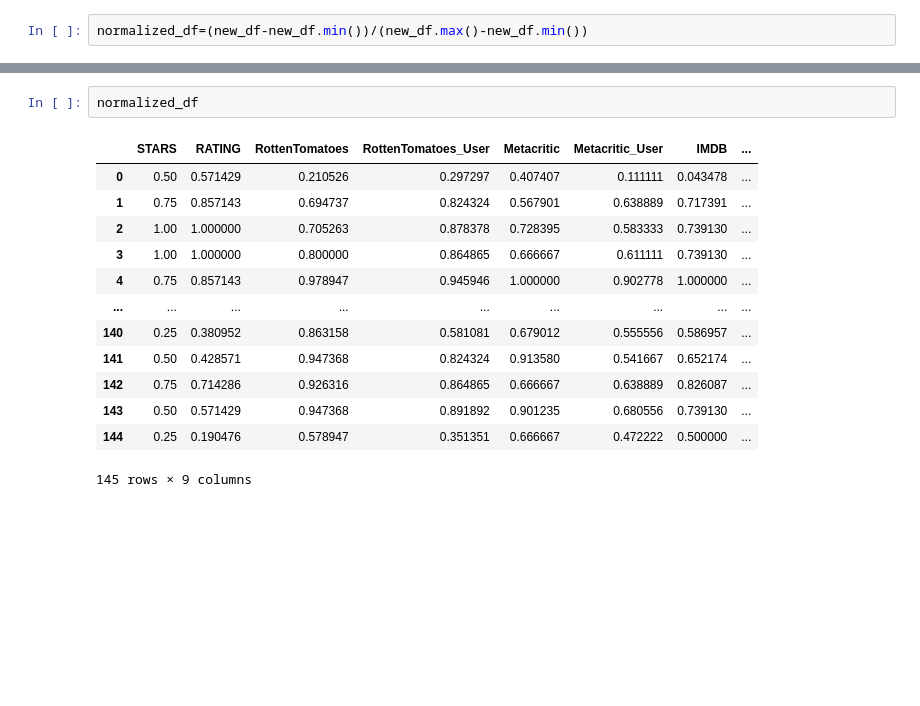
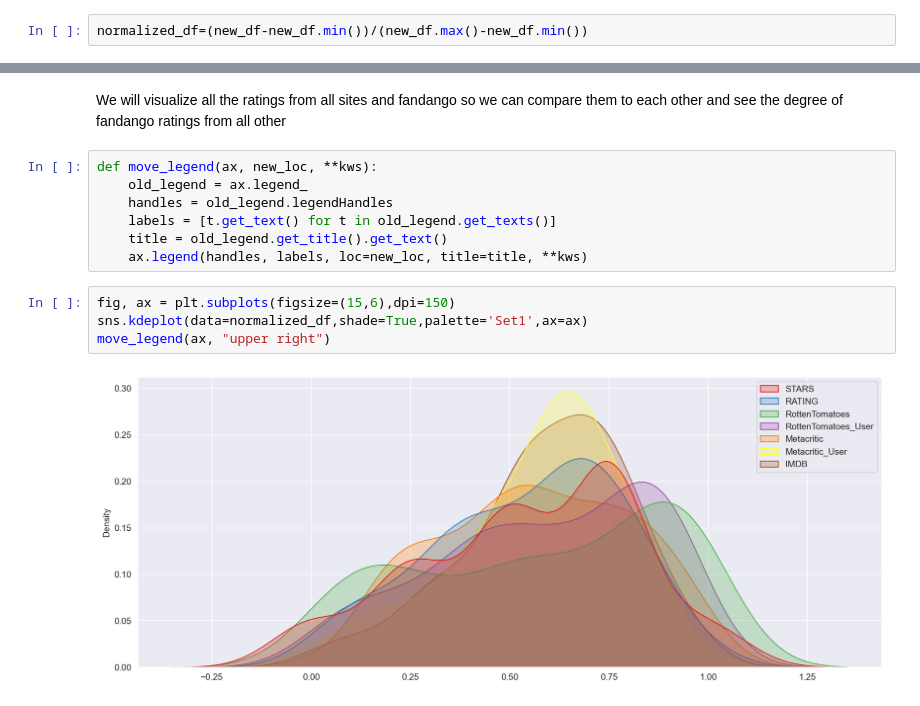
Before and after one commit to DOMINION-JOHN1/data-analysis-of-movie-ratings-bias, a Jupyter notebook: Data Visualization of movie rating.ipynb, the cells around one changed output, grey strips where cells are left out. Drawn from its saved outputs; the diff is of its cells as text; blank space fills up the shorter version.

```diff
--- a/Data Visualization of movie rating.ipynb
+++ b/Data Visualization of movie rating.ipynb
@@ -356,16 +355,15 @@ normalized_df
-# %%
-normalized_df
-# %% [output]
-|  | STARS | RATING | RottenTomatoes | RottenTomatoes_User | Metacritic | Metacritic_User | IMDB | ... |
-| 0 | 0.50 | 0.571429 | 0.210526 | 0.297297 | 0.407407 | 0.111111 | 0.043478 | ... |
-| 1 | 0.75 | 0.857143 | 0.694737 | 0.824324 | 0.567901 | 0.638889 | 0.717391 | ... |
-| 2 | 1.00 | 1.000000 | 0.705263 | 0.878378 | 0.728395 | 0.583333 | 0.739130 | ... |
-| 3 | 1.00 | 1.000000 | 0.800000 | 0.864865 | 0.666667 | 0.611111 | 0.739130 | ... |
-| 4 | 0.75 | 0.857143 | 0.978947 | 0.945946 | 1.000000 | 0.902778 | 1.000000 | ... |
-| ... | ... | ... | ... | ... | ... | ... | ... | ... |
-| 140 | 0.25 | 0.380952 | 0.863158 | 0.581081 | 0.679012 | 0.555556 | 0.586957 | ... |
-| 141 | 0.50 | 0.428571 | 0.947368 | 0.824324 | 0.913580 | 0.541667 | 0.652174 | ... |
-| 142 | 0.75 | 0.714286 | 0.926316 | 0.864865 | 0.666667 | 0.638889 | 0.826087 | ... |
-| 143 | 0.50 | 0.571429 | 0.947368 | 0.891892 | 0.901235 | 0.680556 | 0.739130 | ... |
-| 144 | 0.25 | 0.190476 | 0.578947 | 0.351351 | 0.666667 | 0.472222 | 0.500000 | ... |
-145 rows × 9 columns
+# %% [markdown]
+We will visualize all the ratings from all sites and fandango so we can compare them to each other and see the degree of fandango ratings from all other
+# %%
+def move_legend(ax, new_loc, **kws):
+    old_legend = ax.legend_
+    handles = old_legend.legendHandles
+    labels = [t.get_text() for t in old_legend.get_texts()]
+    title = old_legend.get_title().get_text()
+    ax.legend(handles, labels, loc=new_loc, title=title, **kws)
+# %%
+fig, ax = plt.subplots(figsize=(15,6),dpi=150)
+sns.kdeplot(data=normalized_df,shade=True,palette='Set1',ax=ax)
+move_legend(ax, "upper right")
+# %% [output]
+[figure, added]
```
Also changed, not shown: parts of 3 cells of this notebook.
